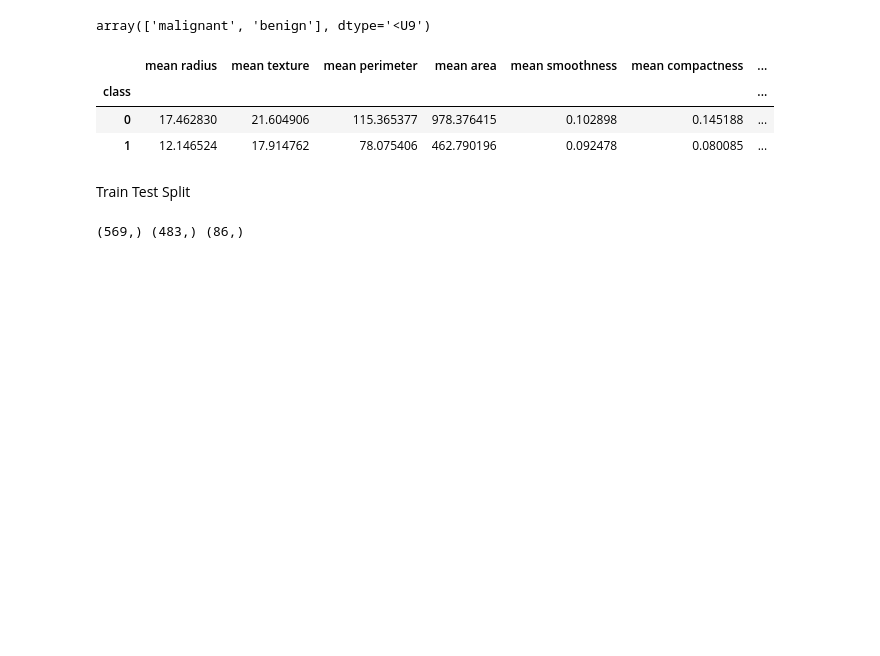
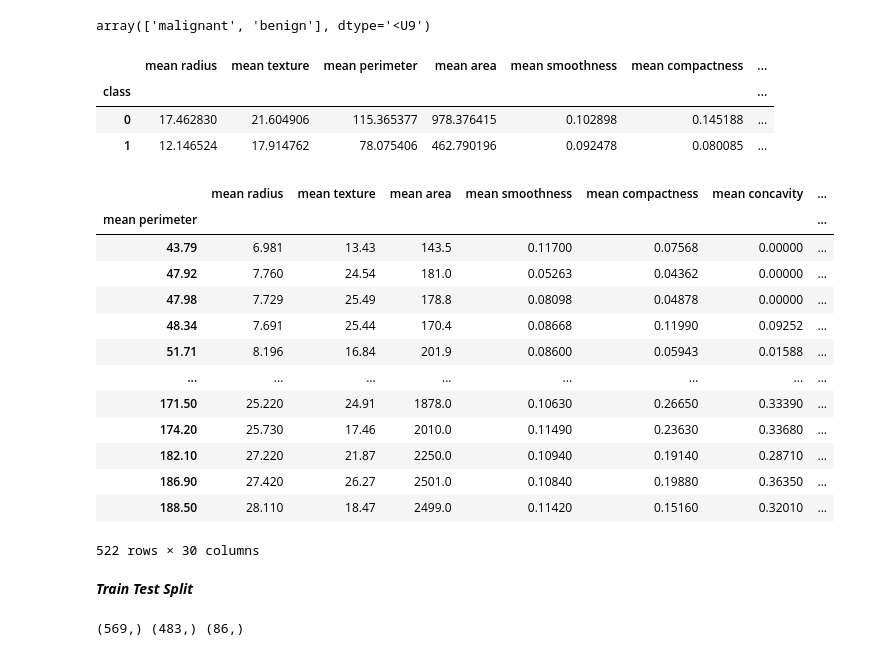
Before and after one commit to avinashkumar18/Lab, a Jupyter notebook: Lab_3_Analysing_simple_dataset.ipynb, the cells around one changed output. Saved outputs shown, nothing was run; the diff lists cells and outputs as text; code cells hidden in the pictures; blank space fills up the shorter version.

```diff
--- a/Lab_3_Analysing_simple_dataset.ipynb
+++ b/Lab_3_Analysing_simple_dataset.ipynb
@@ -62,5 +73,23 @@ data.groupby('class').mean()
 | class |  |  |  |  |  |  | ... |
 | 0 | 17.462830 | 21.604906 | 115.365377 | 978.376415 | 0.102898 | 0.145188 | ... |
 | 1 | 12.146524 | 17.914762 | 78.075406 | 462.790196 | 0.092478 | 0.080085 | ... |
+# %%
+# we can also groupby some other column but choose the target column for grouping
+data.groupby('mean perimeter').mean()
+# %% [output]
+|  | mean radius | mean texture | mean area | mean smoothness | mean compactness | mean concavity | ... |
+| mean perimeter |  |  |  |  |  |  | ... |
+| 43.79 | 6.981 | 13.43 | 143.5 | 0.11700 | 0.07568 | 0.00000 | ... |
+| 47.92 | 7.760 | 24.54 | 181.0 | 0.05263 | 0.04362 | 0.00000 | ... |
+| 47.98 | 7.729 | 25.49 | 178.8 | 0.08098 | 0.04878 | 0.00000 | ... |
+| 48.34 | 7.691 | 25.44 | 170.4 | 0.08668 | 0.11990 | 0.09252 | ... |
+| 51.71 | 8.196 | 16.84 | 201.9 | 0.08600 | 0.05943 | 0.01588 | ... |
+| ... | ... | ... | ... | ... | ... | ... | ... |
+| 171.50 | 25.220 | 24.91 | 1878.0 | 0.10630 | 0.26650 | 0.33390 | ... |
+| 174.20 | 25.730 | 17.46 | 2010.0 | 0.11490 | 0.23630 | 0.33680 | ... |
+| 182.10 | 27.220 | 21.87 | 2250.0 | 0.10940 | 0.19140 | 0.28710 | ... |
+| 186.90 | 27.420 | 26.27 | 2501.0 | 0.10840 | 0.19880 | 0.36350 | ... |
+| 188.50 | 28.110 | 18.47 | 2499.0 | 0.11420 | 0.15160 | 0.32010 | ... |
+522 rows × 30 columns
 # %% [markdown]
-Train Test Split
+***Train Test Split***
```
Also changed, not shown: parts of 21 cells of this notebook.
